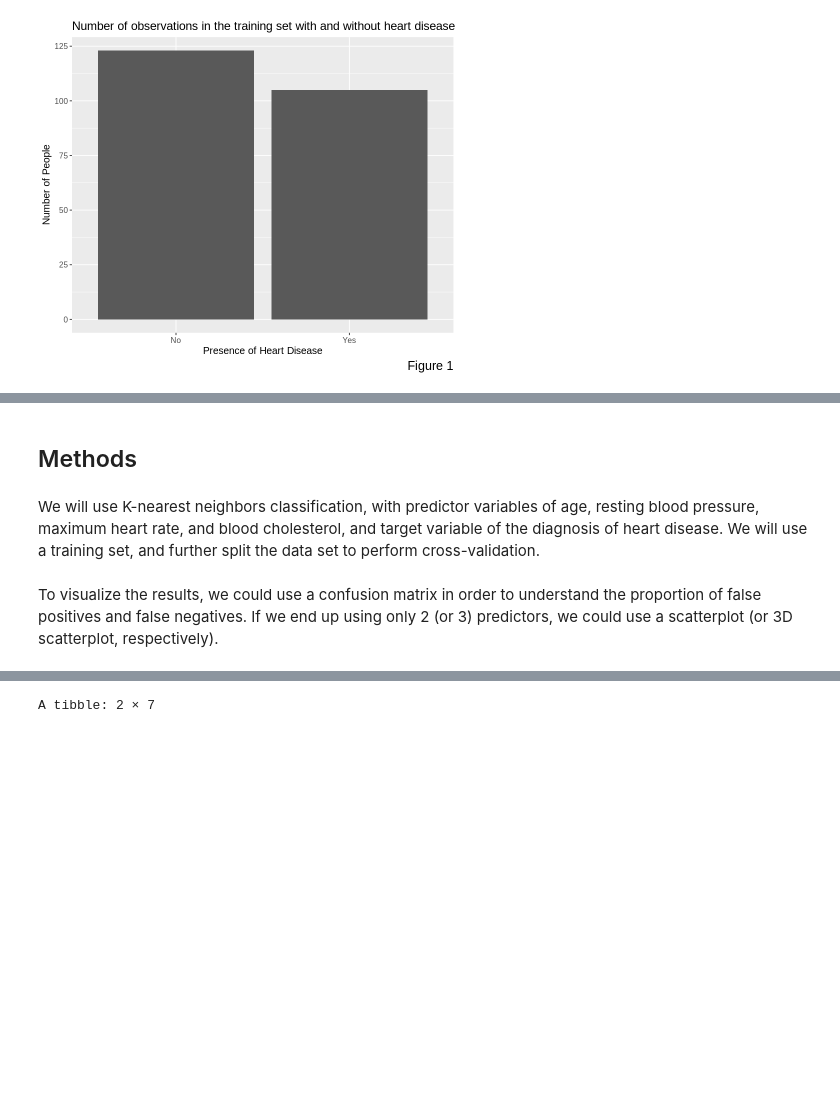
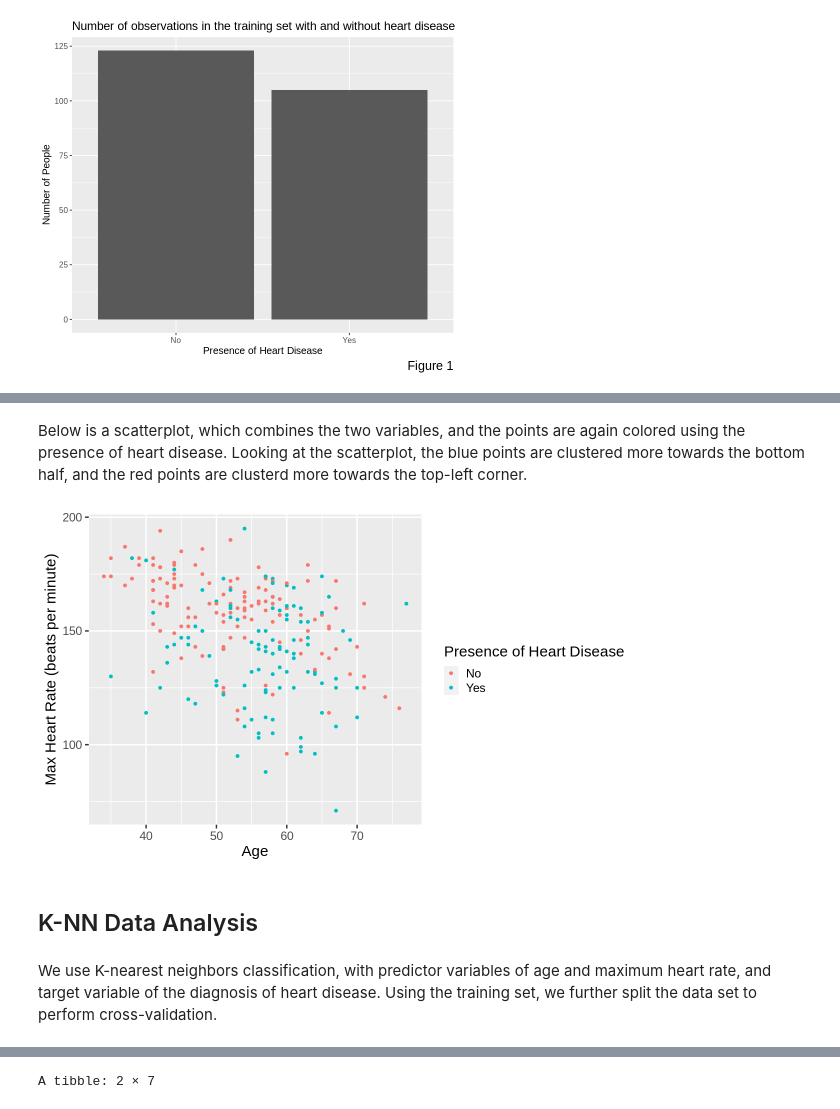
Before and after one commit to CameronGeisler/dsci-project, a Jupyter notebook: project.ipynb, the cells around one changed output, grey strips where cells are left out. Saved outputs shown, nothing was run; the diff lists cells and outputs as text; code cells hidden in the pictures; blank space fills up the shorter version.

```diff
--- a/project.ipynb
+++ b/project.ipynb
@@ -148,7 +149,15 @@ ggpairs(heart_training, mapping = aes(color = heart_disease), columns = 1:4)
-# %% [markdown]
-## Methods
+# %% [markdown]
+Below is a scatterplot, which combines the two variables, and the points are again colored using the presence of heart disease. Looking at the scatterplot, the blue points are clustered more towards the bottom half, and the red points are clusterd more towards the top-left corner.
+# %%
+# Scatterplot
+options(repr.plot.width = 10, repr.plot.height = 6)
+ggplot(heart_training, aes(x = age, y = max_heart_rate, color = heart_disease)) +
+    geom_point() +
+    labs(x = "Age", y = "Max Heart Rate (beats per minute)", color = "Presence of Heart Disease")
+# %% [output]
+[figure, added]
+# %% [markdown]
+## K-NN Data Analysis
 # %% [markdown]
-We will use K-nearest neighbors classification, with predictor variables of age, resting blood pressure, maximum heart rate, and blood cholesterol, and target variable of the diagnosis of heart disease. We will use a training set, and further split the data set to perform cross-validation.
+We use K-nearest neighbors classification, with predictor variables of age and maximum heart rate, and target variable of the diagnosis of heart disease. Using the training set, we further split the data set to perform cross-validation.
-# %% [markdown]
-To visualize the results, we could use a confusion matrix in order to understand the proportion of false positives and false negatives. If we end up using only 2 (or 3) predictors, we could use a scatterplot (or 3D scatterplot, respectively).
 # %%
```
Also changed, not shown: parts of 16 cells of this notebook.
